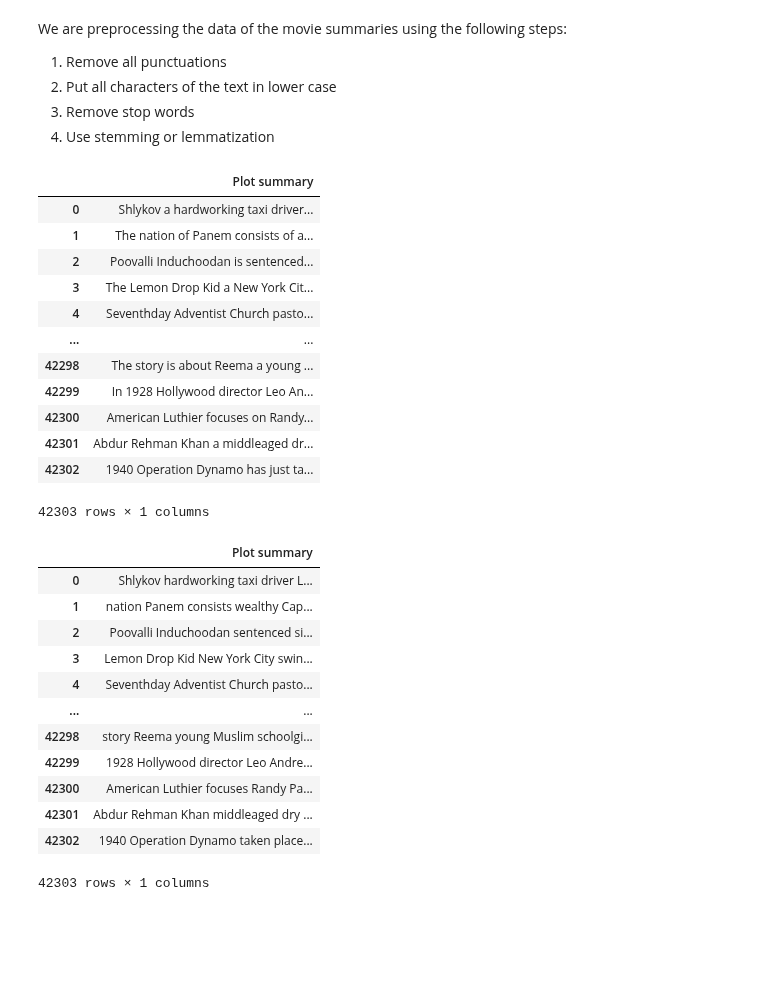
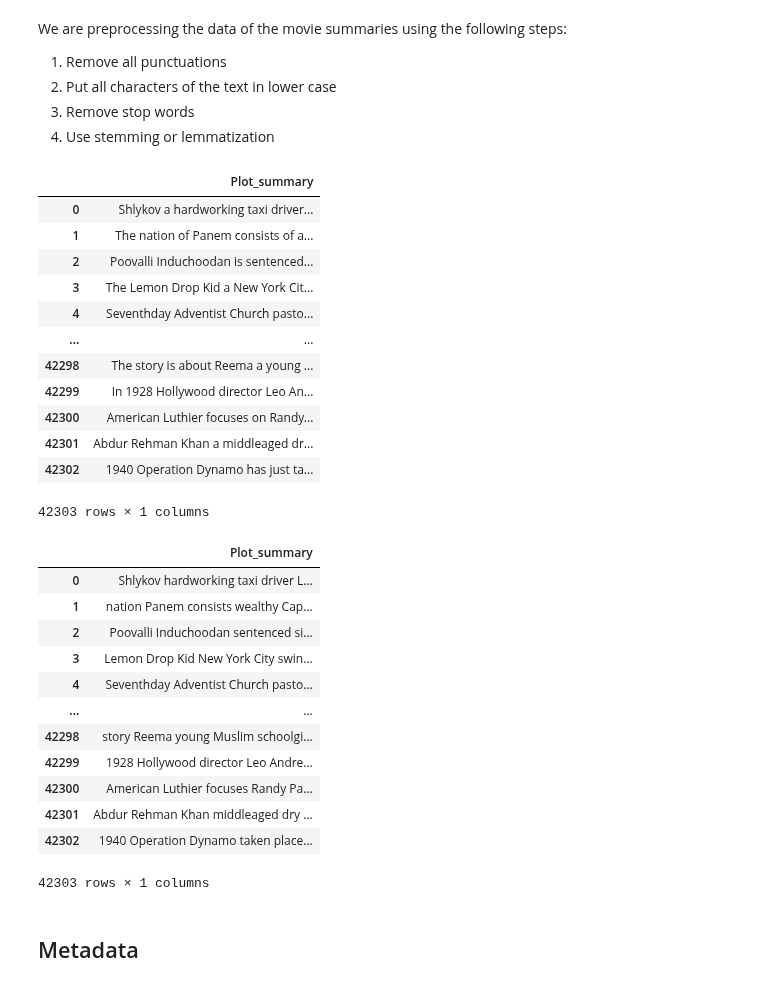
Before and after one commit to epfl-ada/ada-2024-project-astonishingdataavengers24, a Jupyter notebook: src/preprocess/preprocessing.ipynb, the cells around one changed output. Saved outputs shown, nothing was run; the diff lists cells and outputs as text; code cells hidden in the pictures; blank space fills up the shorter version.

```diff
--- a/src/preprocess/preprocessing.ipynb
+++ b/src/preprocess/preprocessing.ipynb
@@ -23,9 +18,10 @@ True
 # %% [markdown]
 We want to process the movie summaries to analyze them.
 # %%
-data_folder = '../../data/MovieSummaries'
-df_plot = pd.read_csv(data_folder + '/plot_summaries.txt', sep="\t", header=None)
-df_plot.columns = ["Movie ID", "Plot summary"]
+# Load dataset metadata
+data_folder = '../../data/MovieSummaries/'
+df_plot = pd.read_csv(data_folder + 'plot_summaries.txt', sep="\t", header=None)
+df_plot.columns = ["Wikipedia_movie_ID", "Plot_summary"]
 
-df_plot[['Movie ID', 'Plot summary']]
+df_plot[['Wikipedia_movie_ID', 'Plot_summary']]
 # %% [output]
@@ -50,10 +46,10 @@ We are preprocessing the data of the movie summaries using the following steps:
 4. Use stemming or lemmatization
 # %%
 # Remove punctuation and transform all char in lower case
-df_plot["Plot summary"] = df_plot["Plot summary"].apply(lambda x: x.translate(str.maketrans("", "", string.punctuation)))
-df_plot[['Plot summary']]
+df_plot["Plot_summary"] = df_plot["Plot_summary"].apply(lambda x: x.translate(str.maketrans("", "", string.punctuation)))
+df_plot[['Plot_summary']]
 # %% [output]
-|  | Plot summary |
+|  | Plot_summary |
 | 0 | Shlykov a hardworking taxi driver... |
 | 1 | The nation of Panem consists of a... |
 | 2 | Poovalli Induchoodan is sentenced... |
@@ -74,10 +70,10 @@ df_plot[['Plot summary']]
 stop_words = set(stopwords.words('english'))
 # print(stop_words)
 
-df_plot["Plot summary"] = df_plot["Plot summary"].apply(lambda x: ' '.join([word for word in x.split() if word.lower() not in stop_words]))
-df_plot[['Plot summary']]
+df_plot["Plot_summary"] = df_plot["Plot_summary"].apply(lambda x: ' '.join([word for word in x.split() if word.lower() not in stop_words]))
+df_plot[['Plot_summary']]
 # %% [output]
-|  | Plot summary |
+|  | Plot_summary |
 | 0 | Shlykov hardworking taxi driver L... |
 | 1 | nation Panem consists wealthy Cap... |
 | 2 | Poovalli Induchoodan sentenced si... |
@@ -95,0 +92,2 @@ df_plot.to_csv(data_folder + '/plot_summaries_cleaned.csv', index=False)
+# %% [markdown]
+## Metadata
```
Also changed, not shown: parts of 22 cells of this notebook.
